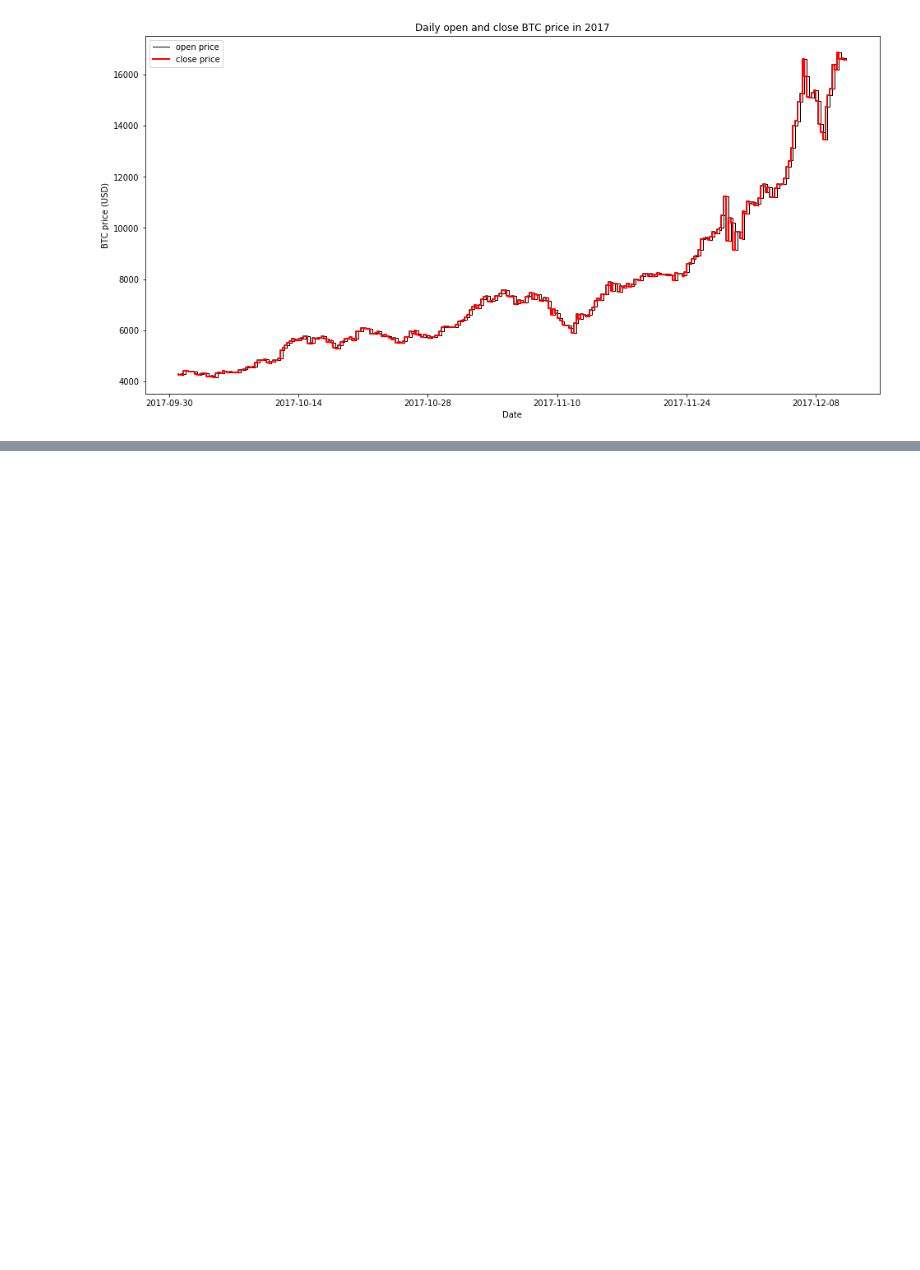
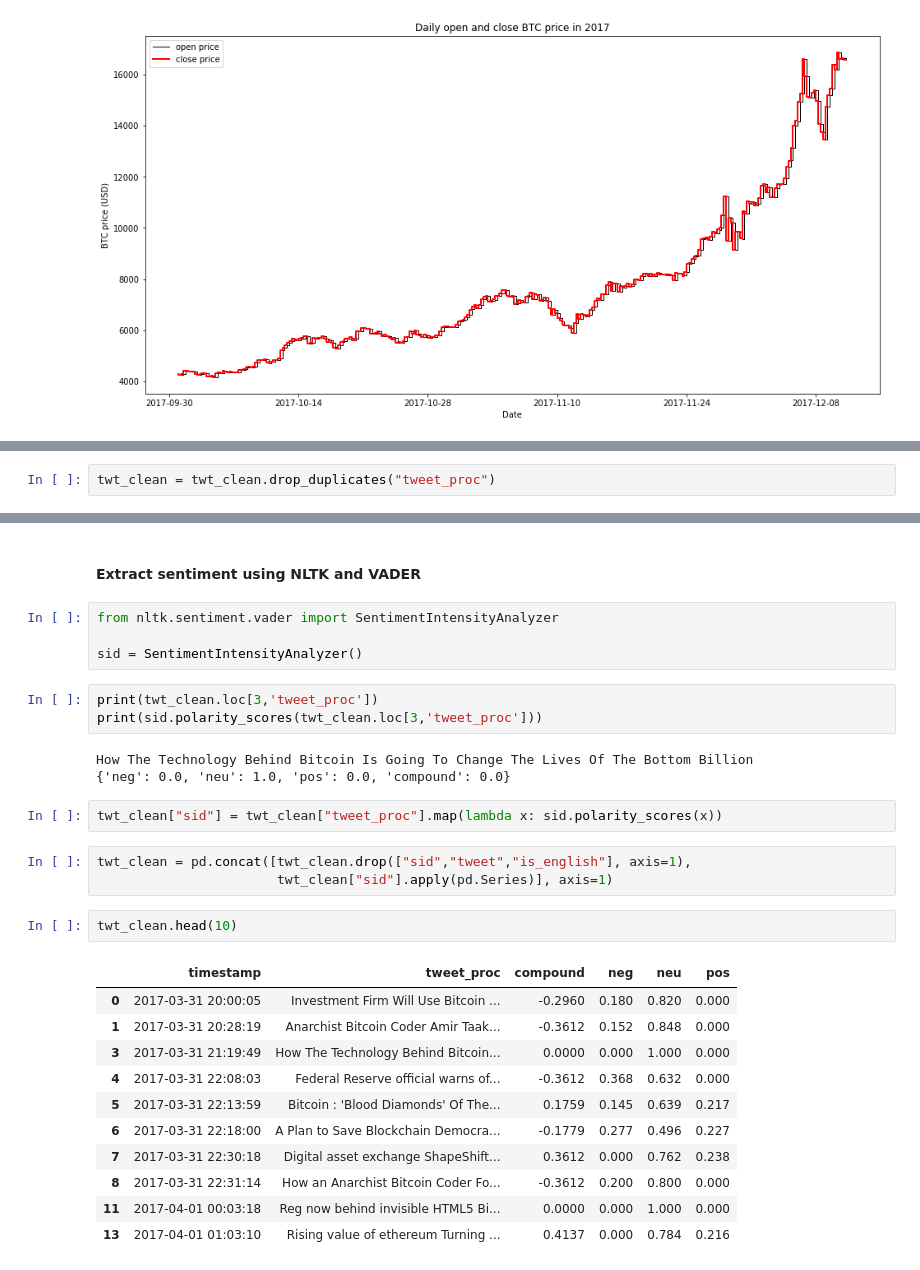
Before and after one commit to Liam-O/Data620, a Jupyter notebook: FinalProject/getting_btc_price.ipynb, the cells around one changed output, grey strips where cells are left out. Saved outputs shown, nothing was run; the diff lists cells and outputs as text; blank space fills up the shorter version.

```diff
--- a/FinalProject/getting_btc_price.ipynb
+++ b/FinalProject/getting_btc_price.ipynb
@@ -213,0 +269,2 @@ btc_ohlc.to_csv()
+# %%
+twt_clean = twt_clean.drop_duplicates("tweet_proc")
@@ -213,0 +277,31 @@ btc_ohlc.to_csv()
+# %% [markdown]
+#### Extract sentiment using NLTK and VADER
+# %%
+from nltk.sentiment.vader import SentimentIntensityAnalyzer
+
+sid = SentimentIntensityAnalyzer()
+# %%
+print(twt_clean.loc[3,'tweet_proc'])
+print(sid.polarity_scores(twt_clean.loc[3,'tweet_proc']))
+# %% [output]
+How The Technology Behind Bitcoin Is Going To Change The Lives Of The Bottom Billion
+{'neg': 0.0, 'neu': 1.0, 'pos': 0.0, 'compound': 0.0}
+# %%
+twt_clean["sid"] = twt_clean["tweet_proc"].map(lambda x: sid.polarity_scores(x))
+# %%
+twt_clean = pd.concat([twt_clean.drop(["sid","tweet","is_english"], axis=1),
+                       twt_clean["sid"].apply(pd.Series)], axis=1)
+# %%
+twt_clean.head(10)
+# %% [output]
+|  | timestamp | tweet_proc | compound | neg | neu | pos |
+| 0 | 2017-03-31 20:00:05 | Investment Firm Will Use Bitcoin ... | -0.2960 | 0.180 | 0.820 | 0.000 |
+| 1 | 2017-03-31 20:28:19 | Anarchist Bitcoin Coder Amir Taak... | -0.3612 | 0.152 | 0.848 | 0.000 |
+| 3 | 2017-03-31 21:19:49 | How The Technology Behind Bitcoin... | 0.0000 | 0.000 | 1.000 | 0.000 |
+| 4 | 2017-03-31 22:08:03 | Federal Reserve official warns of... | -0.3612 | 0.368 | 0.632 | 0.000 |
+| 5 | 2017-03-31 22:13:59 | Bitcoin : 'Blood Diamonds' Of The... | 0.1759 | 0.145 | 0.639 | 0.217 |
+| 6 | 2017-03-31 22:18:00 | A Plan to Save Blockchain Democra... | -0.1779 | 0.277 | 0.496 | 0.227 |
+| 7 | 2017-03-31 22:30:18 | Digital asset exchange ShapeShift... | 0.3612 | 0.000 | 0.762 | 0.238 |
+| 8 | 2017-03-31 22:31:14 | How an Anarchist Bitcoin Coder Fo... | -0.3612 | 0.200 | 0.800 | 0.000 |
+| 11 | 2017-04-01 00:03:18 | Reg now behind invisible HTML5 Bi... | 0.0000 | 0.000 | 1.000 | 0.000 |
+| 13 | 2017-04-01 01:03:10 | Rising value of ethereum Turning ... | 0.4137 | 0.000 | 0.784 | 0.216 |
```
Also changed, not shown: parts of 27 cells of this notebook.
